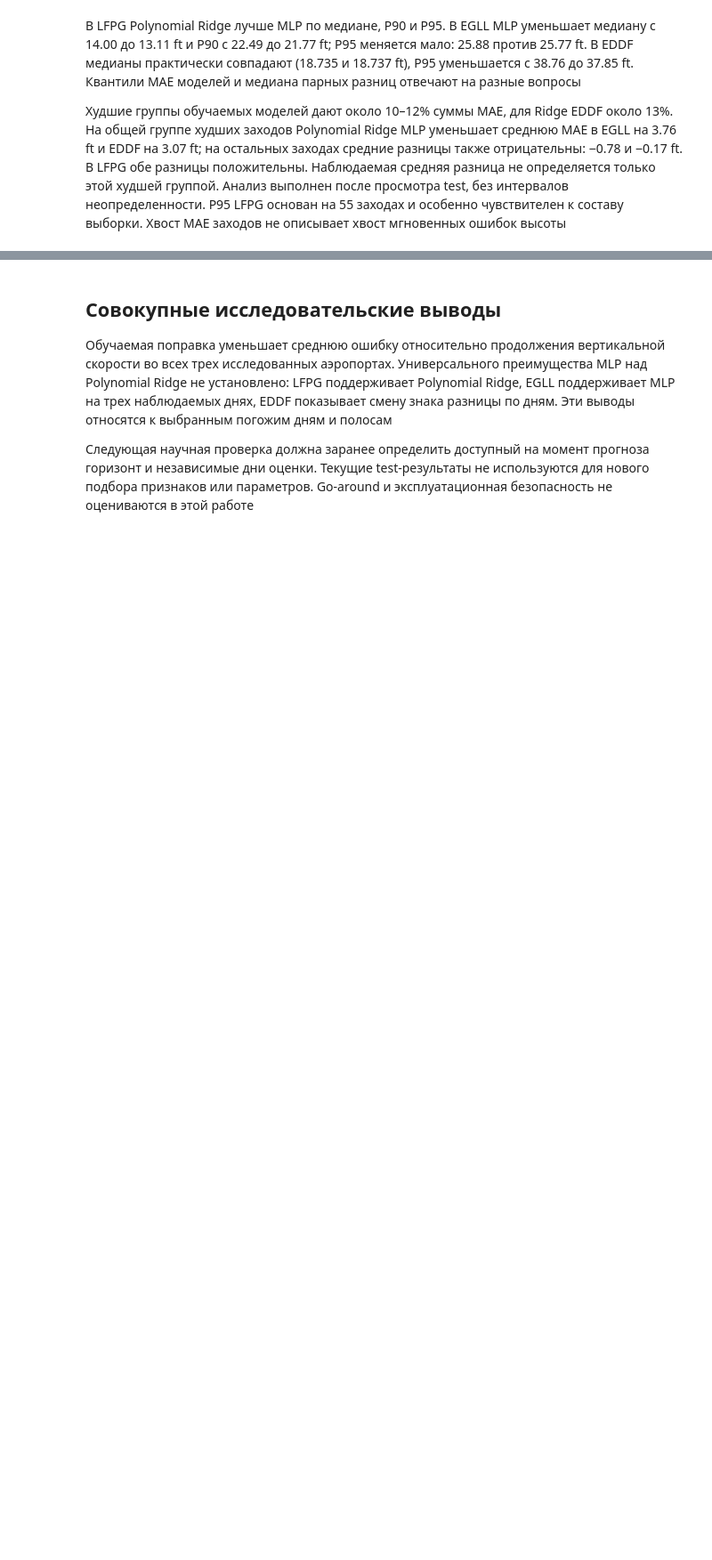
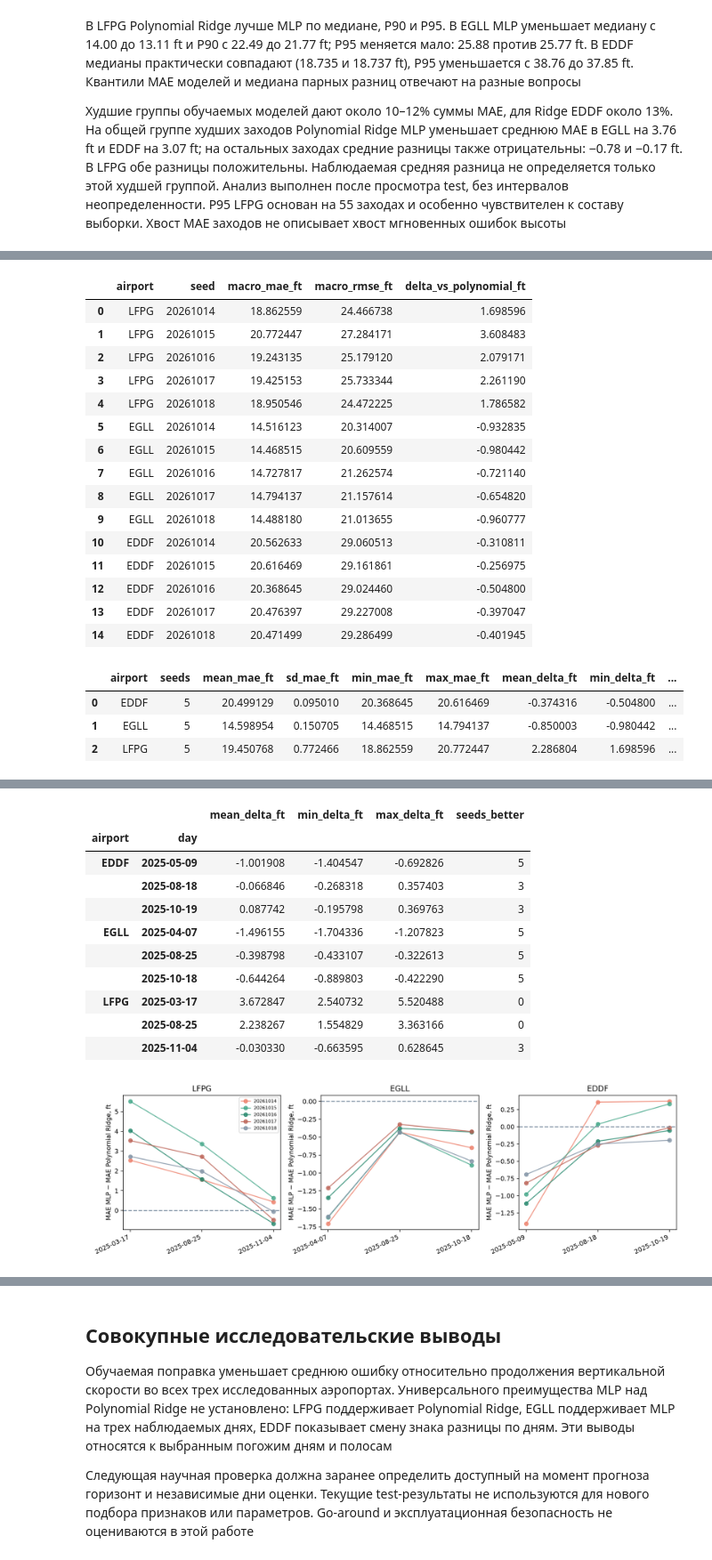
Before and after one commit to steptovictory-dev/Approach-Risk-ver.-1.2, a Jupyter notebook: notebooks/02_three_airports.ipynb, the cells around one changed output, grey strips where cells are left out. Shown at 89% size. Drawn from its saved outputs; the diff is of its cells as text; code cells hidden in the pictures; blank space fills up the shorter version.

Commit message:
Evaluate fixed MLP architectures across five seeds

```diff
--- a/notebooks/02_three_airports.ipynb
+++ b/notebooks/02_three_airports.ipynb
@@ -249,0 +256,15 @@ display(Image(filename=str(root / "reports/error_tails.png")))
+# %%
+# Показываем все запуски, разброс и разницы по тестовым дням
+display(pd.read_csv(root / "reports/seed_stability_runs.csv"))
+display(pd.read_csv(root / "reports/seed_stability_metrics.csv"))
+display(pd.read_csv(root / "reports/seed_stability_summary.csv"))
+seed_days = pd.read_csv(root / "reports/seed_stability_by_day.csv")
+display(seed_days)
+# Сопоставляем диапазоны пяти seed внутри каждого фиксированного дня
+display(seed_days.groupby(["airport", "day"]).agg(
+    mean_delta_ft=("delta_vs_polynomial_ft", "mean"),
+    min_delta_ft=("delta_vs_polynomial_ft", "min"),
+    max_delta_ft=("delta_vs_polynomial_ft", "max"),
+    seeds_better=("delta_vs_polynomial_ft", lambda values: int((values < 0).sum()))))
+display(Image(filename=str(root / "reports/seed_stability.png")))
+# %% [output]
@@ -249,0 +287,20 @@ display(Image(filename=str(root / "reports/error_tails.png")))
+|  | airport | seed | macro_mae_ft | macro_rmse_ft | delta_vs_polynomial_ft |
+| 0 | LFPG | 20261014 | 18.862559 | 24.466738 | 1.698596 |
+| 1 | LFPG | 20261015 | 20.772447 | 27.284171 | 3.608483 |
+| 2 | LFPG | 20261016 | 19.243135 | 25.179120 | 2.079171 |
+| 3 | LFPG | 20261017 | 19.425153 | 25.733344 | 2.261190 |
+| 4 | LFPG | 20261018 | 18.950546 | 24.472225 | 1.786582 |
+| 5 | EGLL | 20261014 | 14.516123 | 20.314007 | -0.932835 |
+| 6 | EGLL | 20261015 | 14.468515 | 20.609559 | -0.980442 |
+| 7 | EGLL | 20261016 | 14.727817 | 21.262574 | -0.721140 |
+| 8 | EGLL | 20261017 | 14.794137 | 21.157614 | -0.654820 |
+| 9 | EGLL | 20261018 | 14.488180 | 21.013655 | -0.960777 |
+| 10 | EDDF | 20261014 | 20.562633 | 29.060513 | -0.310811 |
+| 11 | EDDF | 20261015 | 20.616469 | 29.161861 | -0.256975 |
+| 12 | EDDF | 20261016 | 20.368645 | 29.024460 | -0.504800 |
+| 13 | EDDF | 20261017 | 20.476397 | 29.227008 | -0.397047 |
+| 14 | EDDF | 20261018 | 20.471499 | 29.286499 | -0.401945 |
+|  | airport | seeds | mean_mae_ft | sd_mae_ft | min_mae_ft | max_mae_ft | mean_delta_ft | min_delta_ft | ... |
+| 0 | EDDF | 5 | 20.499129 | 0.095010 | 20.368645 | 20.616469 | -0.374316 | -0.504800 | ... |
+| 1 | EGLL | 5 | 14.598954 | 0.150705 | 14.468515 | 14.794137 | -0.850003 | -0.980442 | ... |
+| 2 | LFPG | 5 | 19.450768 | 0.772466 | 18.862559 | 20.772447 | 2.286804 | 1.698596 | ... |
@@ -249,0 +324,12 @@ display(Image(filename=str(root / "reports/error_tails.png")))
+|  |  | mean_delta_ft | min_delta_ft | max_delta_ft | seeds_better |
+| airport | day |  |  |  |  |
+| EDDF | 2025-05-09 | -1.001908 | -1.404547 | -0.692826 | 5 |
+|  | 2025-08-18 | -0.066846 | -0.268318 | 0.357403 | 3 |
+|  | 2025-10-19 | 0.087742 | -0.195798 | 0.369763 | 3 |
+| EGLL | 2025-04-07 | -1.496155 | -1.704336 | -1.207823 | 5 |
+|  | 2025-08-25 | -0.398798 | -0.433107 | -0.322613 | 5 |
+|  | 2025-10-18 | -0.644264 | -0.889803 | -0.422290 | 5 |
+| LFPG | 2025-03-17 | 3.672847 | 2.540732 | 5.520488 | 0 |
+|  | 2025-08-25 | 2.238267 | 1.554829 | 3.363166 | 0 |
+|  | 2025-11-04 | -0.030330 | -0.663595 | 0.628645 | 3 |
+[figure, added]
```
Also changed, not shown: parts of 4 cells of this notebook, 19 other files.
